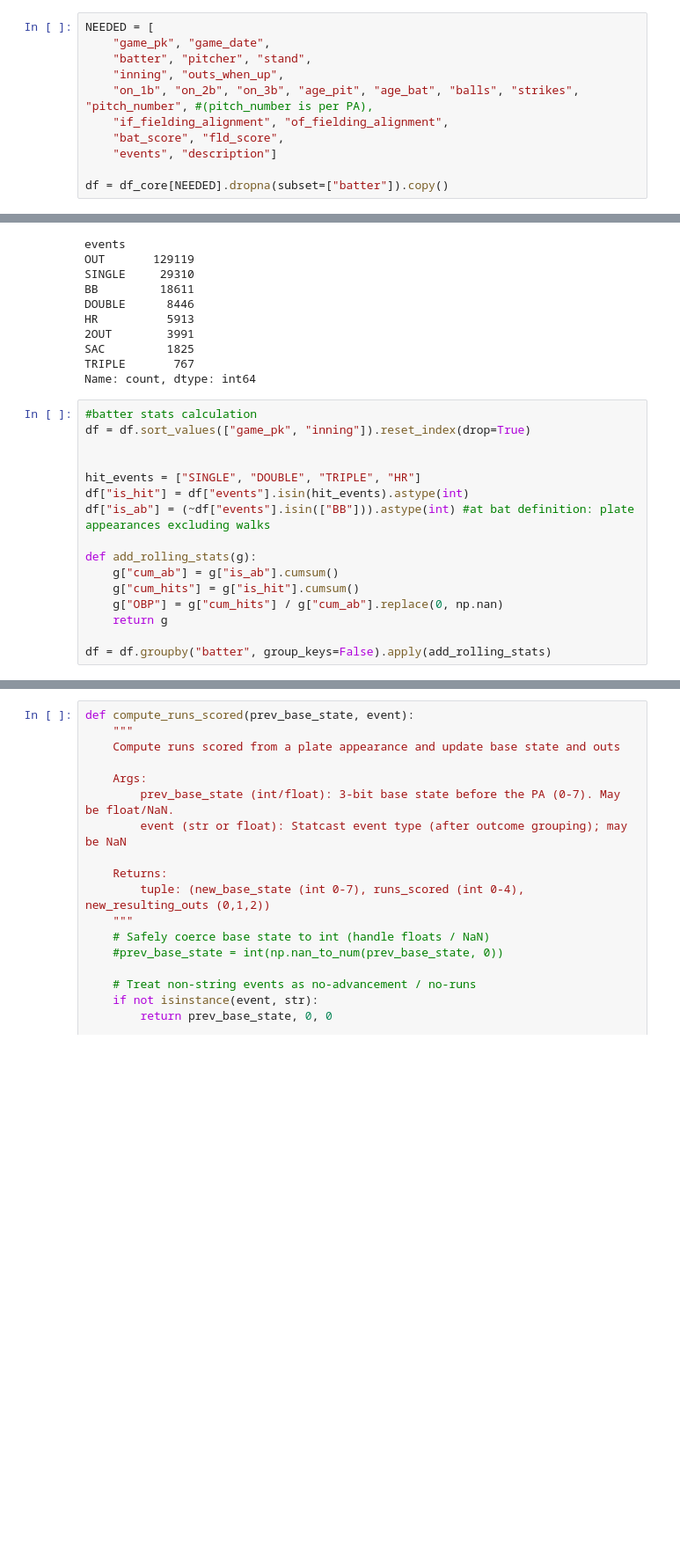
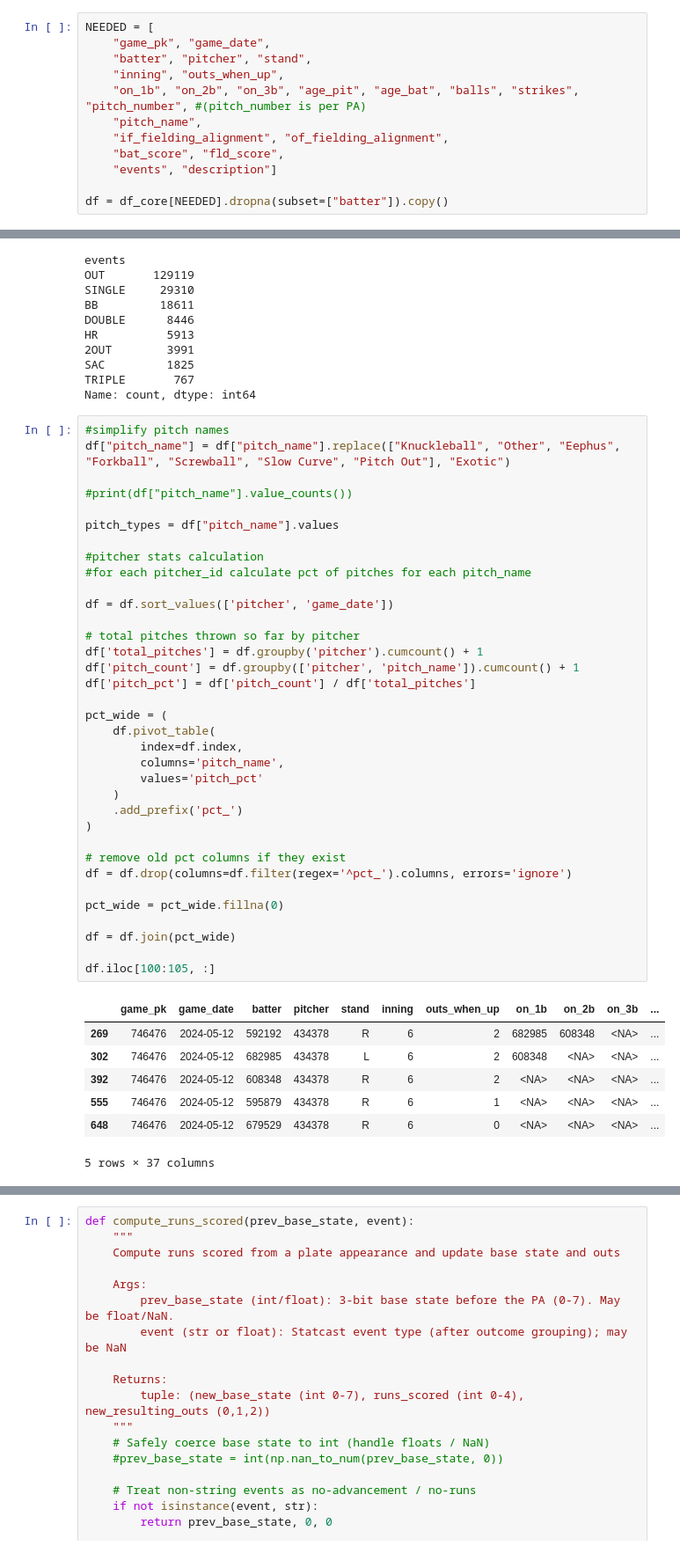
Before and after one commit to nikita-borisov/baseball-data-experiments, a Jupyter notebook: forecast_run_expectancy.ipynb, the cells around one changed output, grey strips where cells are left out. Shown at 88% size. Cells and saved outputs as stored; diff of their text form; blank space fills up the shorter version.

```diff
--- a/forecast_run_expectancy.ipynb
+++ b/forecast_run_expectancy.ipynb
@@ -84,7 +87,8 @@ NEEDED = [
     "game_pk", "game_date",
     "batter", "pitcher", "stand",
     "inning", "outs_when_up",
-    "on_1b", "on_2b", "on_3b", "age_pit", "age_bat", "balls", "strikes", "pitch_number", #(pitch_number is per PA),
+    "on_1b", "on_2b", "on_3b", "age_pit", "age_bat", "balls", "strikes", "pitch_number", #(pitch_number is per PA)
+    "pitch_name",
     "if_fielding_alignment", "of_fielding_alignment",
     "bat_score", "fld_score",
     "events", "description"]
@@ -219,18 +225,45 @@ SAC         1825
 TRIPLE       767
 Name: count, dtype: int64
 # %%
-#batter stats calculation
-df = df.sort_values(["game_pk", "inning"]).reset_index(drop=True)
+#simplify pitch names
+df["pitch_name"] = df["pitch_name"].replace(["Knuckleball", "Other", "Eephus", "Forkball", "Screwball", "Slow Curve", "Pitch Out"], "Exotic")
 
+#print(df["pitch_name"].value_counts())
 
-hit_events = ["SINGLE", "DOUBLE", "TRIPLE", "HR"]
-df["is_hit"] = df["events"].isin(hit_events).astype(int)
-df["is_ab"] = (~df["events"].isin(["BB"])).astype(int) #at bat definition: plate appearances excluding walks
+pitch_types = df["pitch_name"].values
 
-def add_rolling_stats(g):
-    g["cum_ab"] = g["is_ab"].cumsum()
-    g["cum_hits"] = g["is_hit"].cumsum()
-    g["OBP"] = g["cum_hits"] / g["cum_ab"].replace(0, np.nan)
-    return g
+#pitcher stats calculation
+#for each pitcher_id calculate pct of pitches for each pitch_name
 
-df = df.groupby("batter", group_keys=False).apply(add_rolling_stats)
+df = df.sort_values(['pitcher', 'game_date'])
+
+# total pitches thrown so far by pitcher
+df['total_pitches'] = df.groupby('pitcher').cumcount() + 1
+df['pitch_count'] = df.groupby(['pitcher', 'pitch_name']).cumcount() + 1
+df['pitch_pct'] = df['pitch_count'] / df['total_pitches']
+
+pct_wide = (
+    df.pivot_table(
+        index=df.index,
+        columns='pitch_name',
+        values='pitch_pct'
+    )
+    .add_prefix('pct_')
+)
+
+# remove old pct columns if they exist
+df = df.drop(columns=df.filter(regex='^pct_').columns, errors='ignore')
+
+pct_wide = pct_wide.fillna(0)
+
+df = df.join(pct_wide)
+
+df.iloc[100:105, :]
+# %% [output]
+|  | game_pk | game_date | batter | pitcher | stand | inning | outs_when_up | on_1b | on_2b | on_3b | ... |
+| 269 | 746476 | 2024-05-12 | 592192 | 434378 | R | 6 | 2 | 682985 | 608348 | <NA> | ... |
+| 302 | 746476 | 2024-05-12 | 682985 | 434378 | L | 6 | 2 | 608348 | <NA> | <NA> | ... |
+| 392 | 746476 | 2024-05-12 | 608348 | 434378 | R | 6 | 2 | <NA> | <NA> | <NA> | ... |
+| 555 | 746476 | 2024-05-12 | 595879 | 434378 | R | 6 | 1 | <NA> | <NA> | <NA> | ... |
+| 648 | 746476 | 2024-05-12 | 679529 | 434378 | R | 6 | 0 | <NA> | <NA> | <NA> | ... |
+5 rows × 37 columns
```
Also changed, not shown: parts of 16 cells of this notebook.
